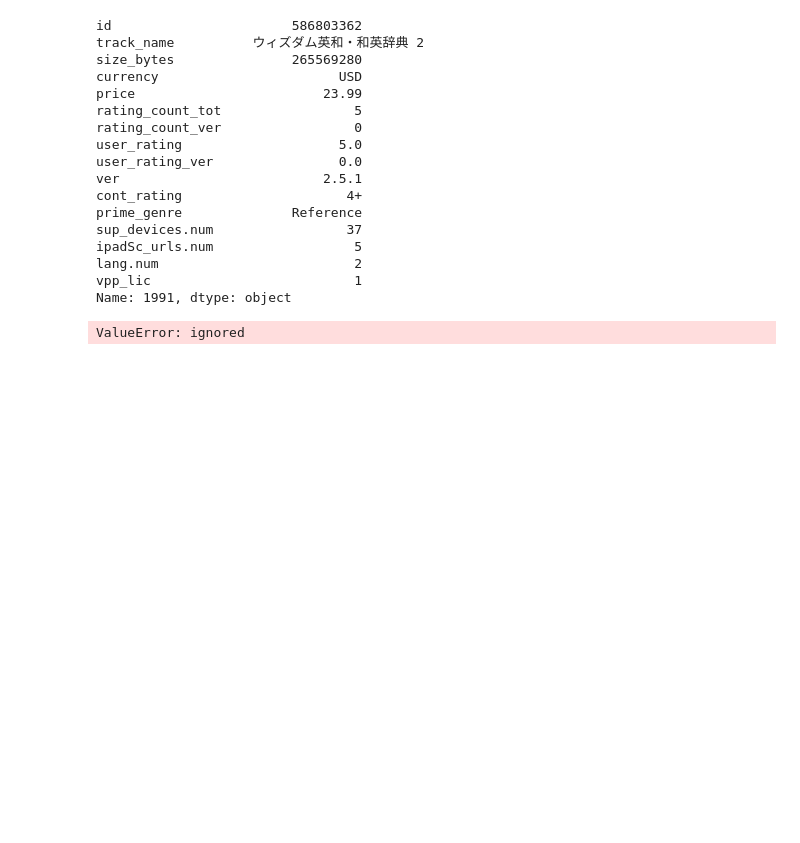
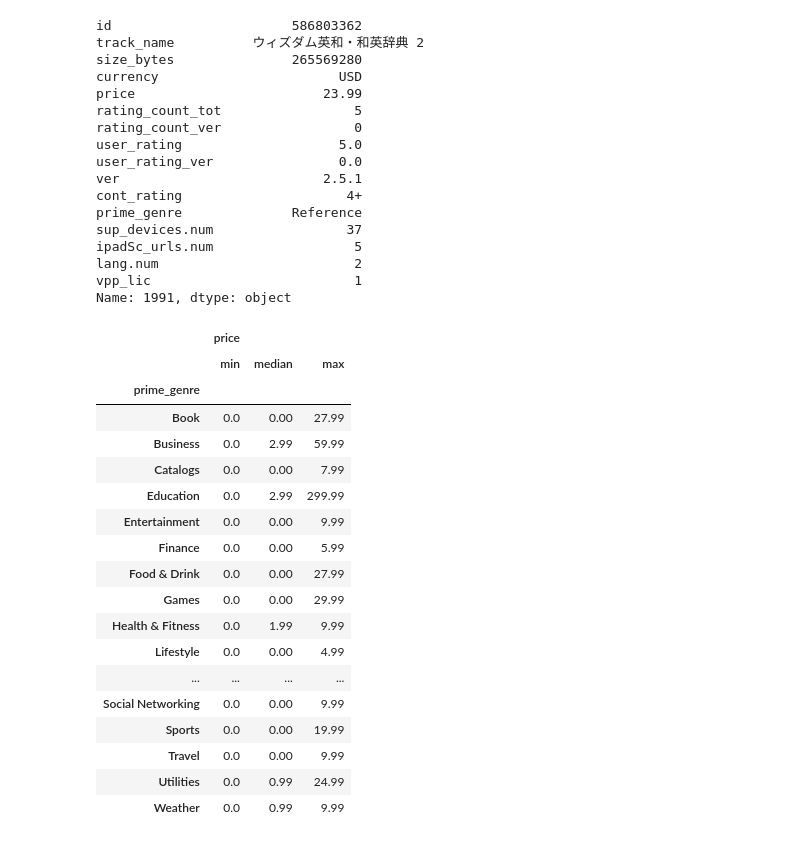
Before and after one commit to StevenMena/01MIAR_Python_IA, a Jupyter notebook: act/01MIAR_ACT_Final_Steeven_Mena.ipynb, the cells around one changed output. Saved outputs shown, nothing was run; the diff lists cells and outputs as text; code cells hidden in the pictures; blank space fills up the shorter version.

```diff
--- a/act/01MIAR_ACT_Final_Steeven_Mena.ipynb
+++ b/act/01MIAR_ACT_Final_Steeven_Mena.ipynb
@@ -255,9 +275,26 @@ ipadSc_urls.num                  5
 lang.num                         2
 vpp_lic                          1
 Name: 1991, dtype: object
-# %%
-#Obtener los juego de precio más alto por categoria
-
-display(apple_mobile_apps.pivot_table('price', index='price', columns='prime_genre', aggfunc='max'))
-# %% [output]
-ValueError: ignored
+# %%
+#Obtener los precios minimos, máximos y medios de las aplicaciones agrupadas por categoría
+display(apple_mobile_apps.groupby('prime_genre')[['price']].aggregate(['min', np.median, max]))
+# %% [output]
+|  | price |  |  |
+|  | min | median | max |
+| prime_genre |  |  |  |
+| Book | 0.0 | 0.00 | 27.99 |
+| Business | 0.0 | 2.99 | 59.99 |
+| Catalogs | 0.0 | 0.00 | 7.99 |
+| Education | 0.0 | 2.99 | 299.99 |
+| Entertainment | 0.0 | 0.00 | 9.99 |
+| Finance | 0.0 | 0.00 | 5.99 |
+| Food & Drink | 0.0 | 0.00 | 27.99 |
+| Games | 0.0 | 0.00 | 29.99 |
+| Health & Fitness | 0.0 | 1.99 | 9.99 |
+| Lifestyle | 0.0 | 0.00 | 4.99 |
+| ... | ... | ... | ... |
+| Social Networking | 0.0 | 0.00 | 9.99 |
+| Sports | 0.0 | 0.00 | 19.99 |
+| Travel | 0.0 | 0.00 | 9.99 |
+| Utilities | 0.0 | 0.99 | 24.99 |
+| Weather | 0.0 | 0.99 | 9.99 |
```
Also changed, not shown: parts of 7 cells of this notebook.
